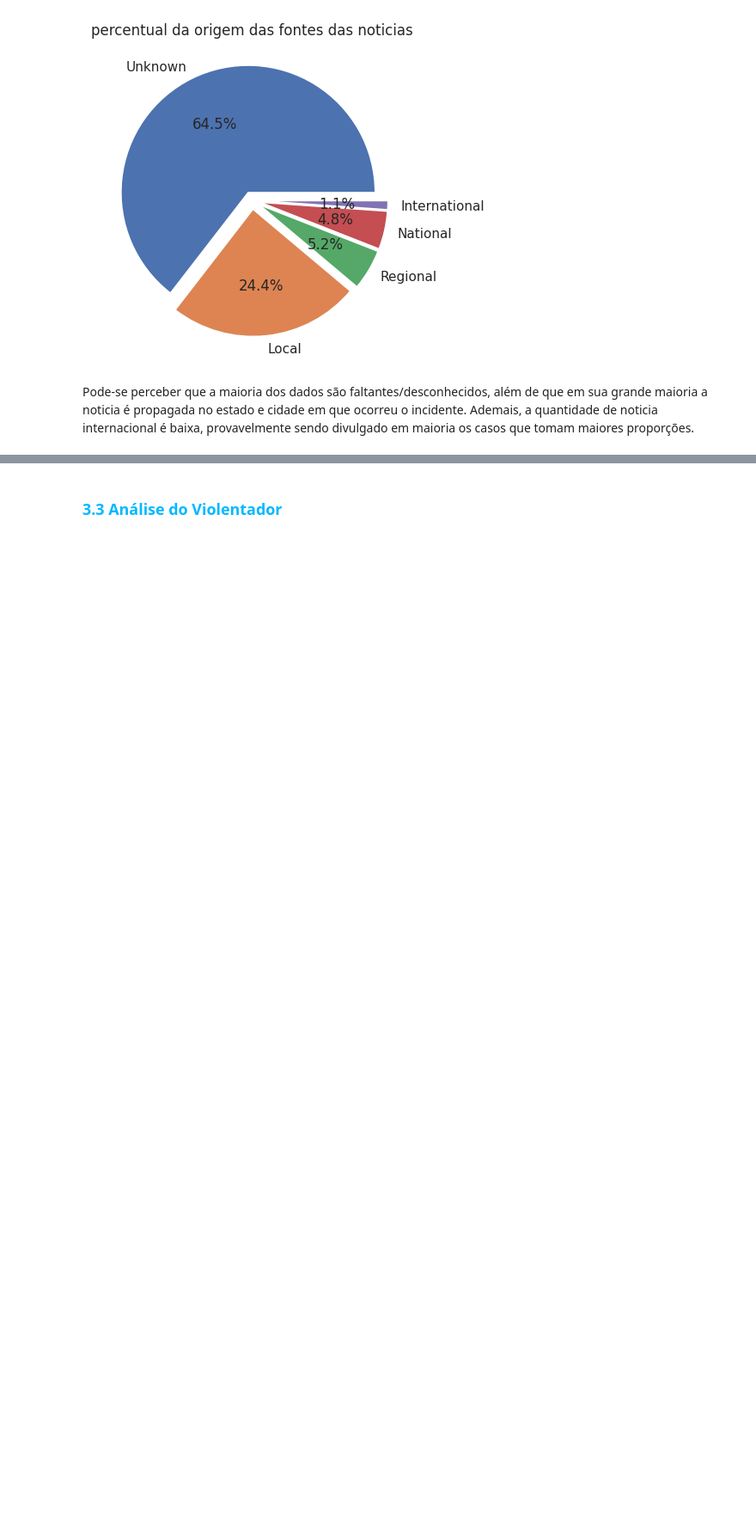
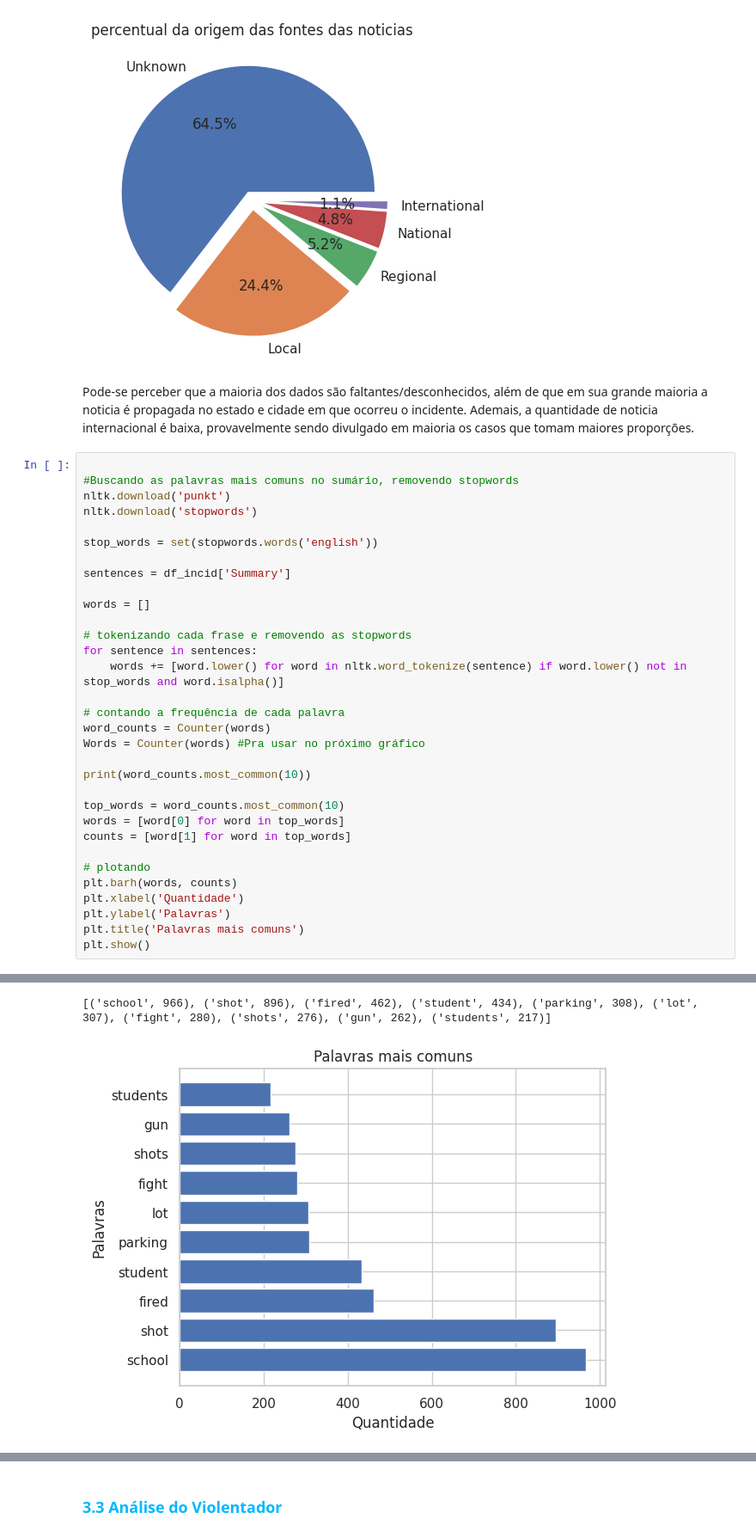
Before and after one commit to mariliabrito/gunviolence, a Jupyter notebook: Violência_Escolar.ipynb, the cells around one changed output, grey strips where cells are left out. Shown at 86% size. Cells and saved outputs as stored; diff of their text form; blank space fills up the shorter version.

Commit message:
Adicionando gráfico em 3.2

```diff
--- a/Violência_Escolar.ipynb
+++ b/Violência_Escolar.ipynb
@@ -1037,3 +1041,36 @@ plt.show()
 [figure]
 # %% [markdown]
 Pode-se perceber que a maioria dos dados são faltantes/desconhecidos, além de que em sua grande maioria a noticia é propagada no estado e cidade em que ocorreu o incidente. Ademais, a quantidade de noticia internacional é baixa, provavelmente sendo divulgado em maioria os casos que tomam maiores proporções.
+# %%
+
+#Buscando as palavras mais comuns no sumário, removendo stopwords
+nltk.download('punkt')
+nltk.download('stopwords')
+
+stop_words = set(stopwords.words('english'))
+
+sentences = df_incid['Summary']
+
+words = []
+
+# tokenizando cada frase e removendo as stopwords
+for sentence in sentences:
+    words += [word.lower() for word in nltk.word_tokenize(sentence) if word.lower() not in stop_words and word.isalpha()]
+
+# contando a frequência de cada palavra
+word_counts = Counter(words)
+Words = Counter(words) #Pra usar no próximo gráfico
+
+print(word_counts.most_common(10))
+
+top_words = word_counts.most_common(10)
+words = [word[0] for word in top_words]
+counts = [word[1] for word in top_words]
+
+# plotando
+plt.barh(words, counts)
+plt.xlabel('Quantidade')
+plt.ylabel('Palavras')
+plt.title('Palavras mais comuns')
+plt.show()
+# %% [output]
@@ -1039,0 +1081,2 @@ Pode-se perceber que a maioria dos dados são faltantes/desconhecidos, além de
+[('school', 966), ('shot', 896), ('fired', 462), ('student', 434), ('parking', 308), ('lot', 307), ('fight', 280), ('shots', 276), ('gun', 262), ('students', 217)]
+[figure, added]
```
Also changed, not shown: parts of 3 cells of this notebook.
